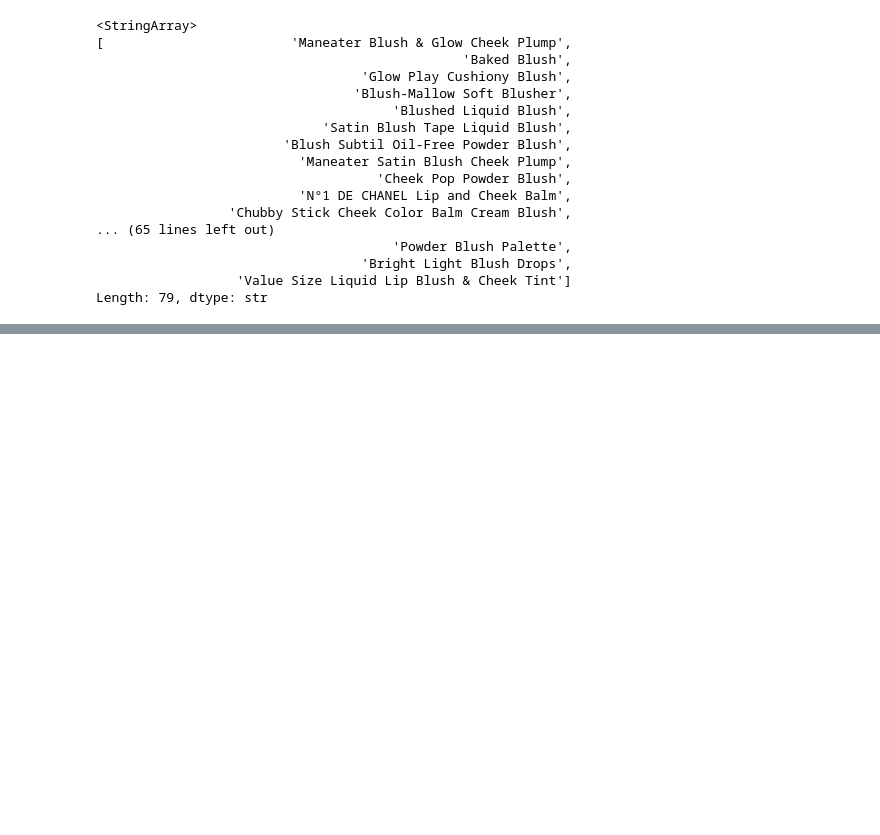
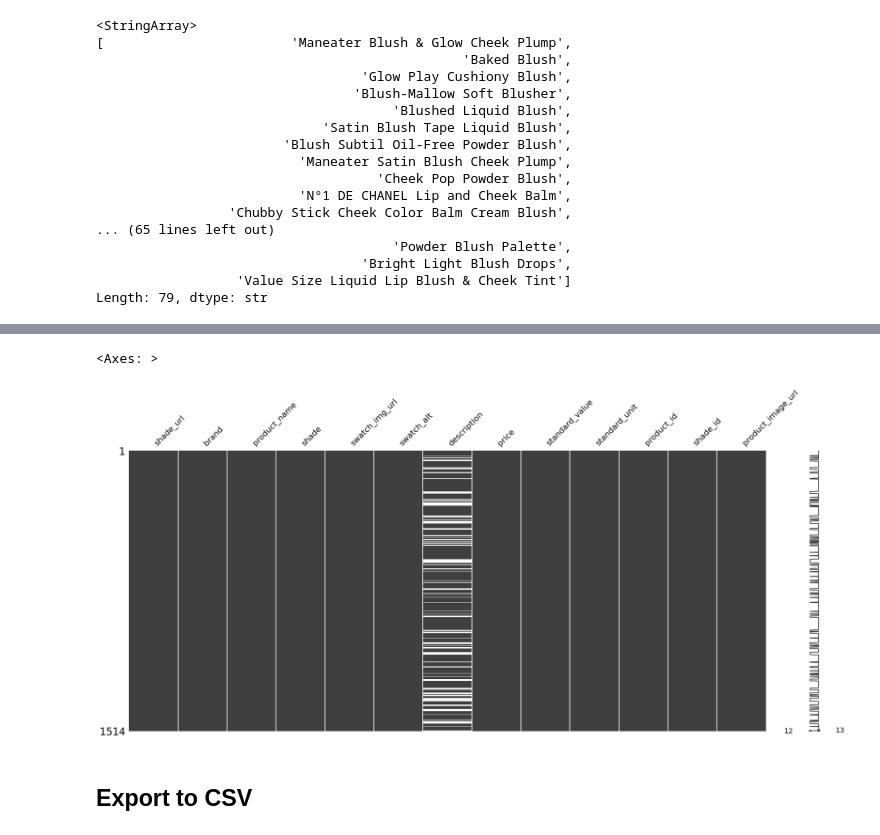
Before and after one commit to thaopham98/DataScience, a Jupyter notebook: Projects/Ulta_blush_analysis/scripts/analysis.ipynb, the cells around one changed output, grey strips where cells are left out. Saved outputs shown, nothing was run; the diff lists cells and outputs as text; code cells hidden in the pictures; blank space fills up the shorter version.

```diff
--- a/Projects/Ulta_blush_analysis/scripts/analysis.ipynb
+++ b/Projects/Ulta_blush_analysis/scripts/analysis.ipynb
@@ -774,0 +820,7 @@ rdf.to_csv('../clean_data/ulta_clean_blush_v1.csv', encoding='utf-8-sig', index=
+# %%
+msno.matrix(rdf)
+# %% [output]
+<Axes: >
+[figure, added]
+# %% [markdown]
+## Export to CSV
```
Also changed, not shown: parts of 7 cells of this notebook, 1 other file.
